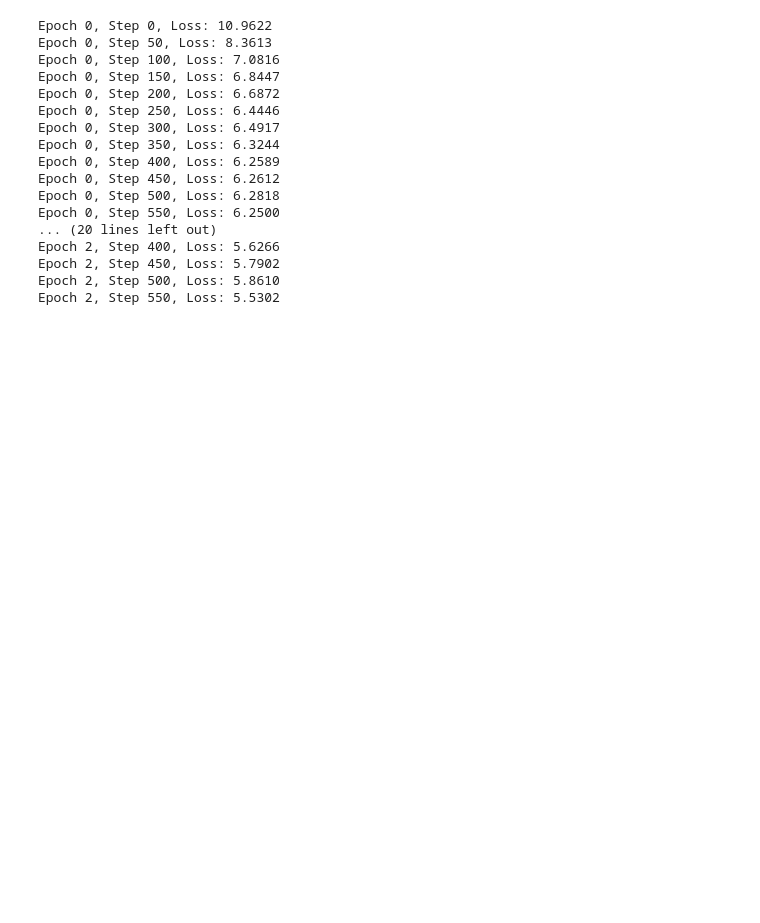
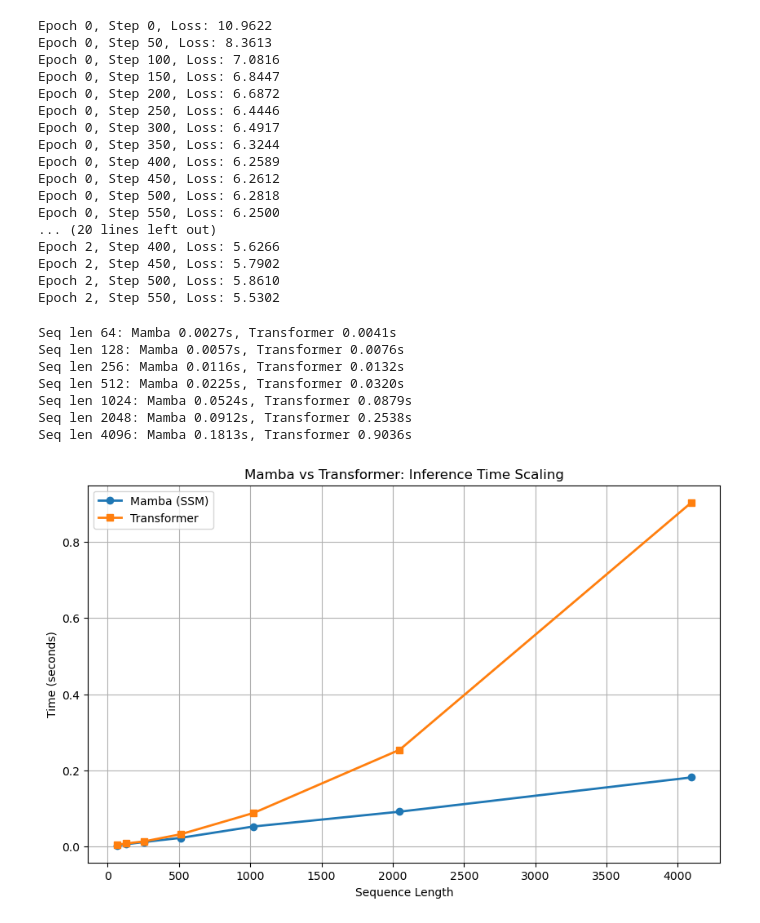
Before and after one commit to p0linal1/ssm-vs-transformer, a Jupyter notebook: code.ipynb, the cells around one changed output. Drawn from its saved outputs; the diff is of its cells as text; code cells hidden in the pictures; blank space fills up the shorter version.

```diff
--- a/code.ipynb
+++ b/code.ipynb
@@ -258,7 +258,7 @@ class SmallTransformer(nn.Module):
     def __init__(self, vocab_size, d_model, nhead, num_layers):
         super().__init__()
         self.embedding = nn.Embedding(vocab_size, d_model)
-        self.pos_encoding = nn.Embedding(1024, d_model)  # positional encoding
+        self.pos_encoding = nn.Embedding(8192, d_model)  # positional encoding
         encoder_layer = nn.TransformerEncoderLayer(
             d_model=d_model, nhead=nhead, dim_feedforward=d_model * 4,
             batch_first=True
@@ -323,3 +323,56 @@ Epoch 2, Step 400, Loss: 5.6266
 Epoch 2, Step 450, Loss: 5.7902
 Epoch 2, Step 500, Loss: 5.8610
 Epoch 2, Step 550, Loss: 5.5302
+# %%
+vocab_size = 50257
+
+import time
+import matplotlib.pyplot as plt
+
+# rebuild both models fresh
+mamba_model = MambaModel(vocab_size=vocab_size, input_dim=64, hidden_dim=128)
+transformer_model = SmallTransformer(vocab_size=vocab_size, d_model=128, nhead=4, num_layers=2)
+
+seq_lengths = [64, 128, 256, 512, 1024, 2048, 4096]
+mamba_times = []
+transformer_times = []
+
+for seq_len in seq_lengths:
+    x = torch.randint(0, vocab_size, (1, seq_len))  # single sequence
+
+    # time mamba
+    start = time.time()
+    with torch.no_grad():
+        for _ in range(10):  # run 10 times and average
+            mamba_model(x)
+    mamba_times.append((time.time() - start) / 10)
+
+    # time transformer
+    start = time.time()
+    with torch.no_grad():
+        for _ in range(10):
+            transformer_model(x)
+    transformer_times.append((time.time() - start) / 10)
+
+    print(f"Seq len {seq_len}: Mamba {mamba_times[-1]:.4f}s, Transformer {transformer_times[-1]:.4f}s")
+
+# plot it
+plt.figure(figsize=(10, 6))
+plt.plot(seq_lengths, mamba_times, 'o-', label='Mamba (SSM)', linewidth=2)
+plt.plot(seq_lengths, transformer_times, 's-', label='Transformer', linewidth=2)
+plt.xlabel('Sequence Length')
+plt.ylabel('Time (seconds)')
+plt.title('Mamba vs Transformer: Inference Time Scaling')
+plt.legend()
+plt.grid(True)
+plt.savefig('scaling_benchmark.png', dpi=150, bbox_inches='tight')
+plt.show()
+# %% [output]
+Seq len 64: Mamba 0.0027s, Transformer 0.0041s
+Seq len 128: Mamba 0.0057s, Transformer 0.0076s
+Seq len 256: Mamba 0.0116s, Transformer 0.0132s
+Seq len 512: Mamba 0.0225s, Transformer 0.0320s
+Seq len 1024: Mamba 0.0524s, Transformer 0.0879s
+Seq len 2048: Mamba 0.0912s, Transformer 0.2538s
+Seq len 4096: Mamba 0.1813s, Transformer 0.9036s
+[figure, added]
```
Also changed, not shown: 1 other file.
